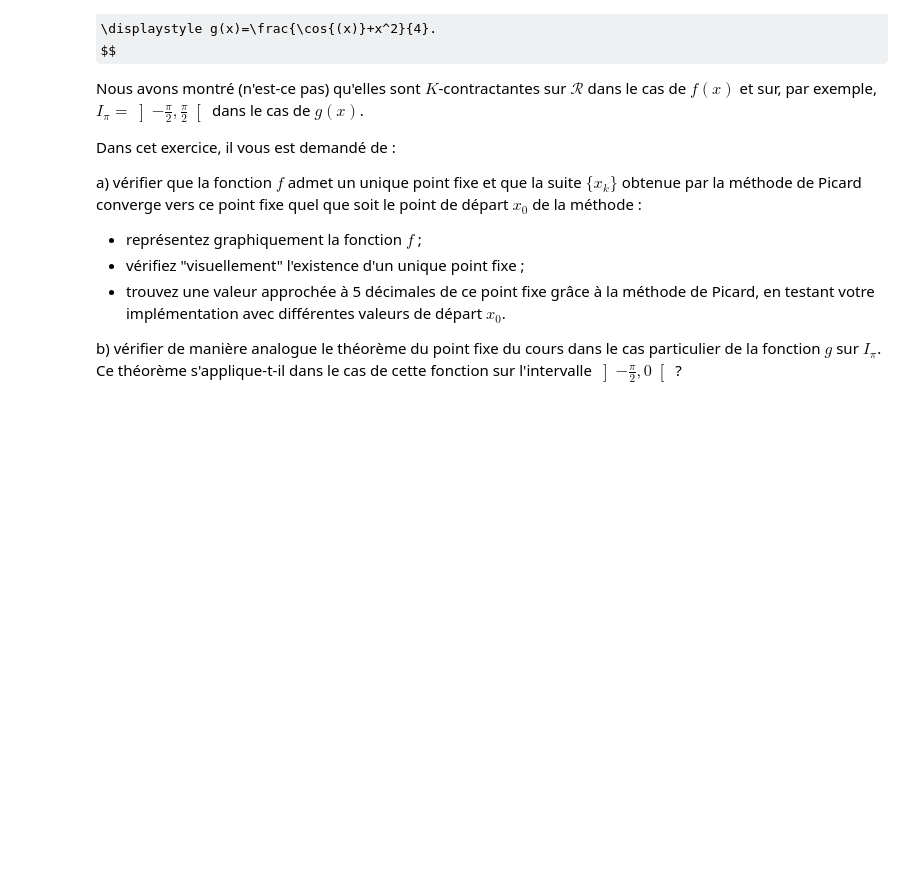
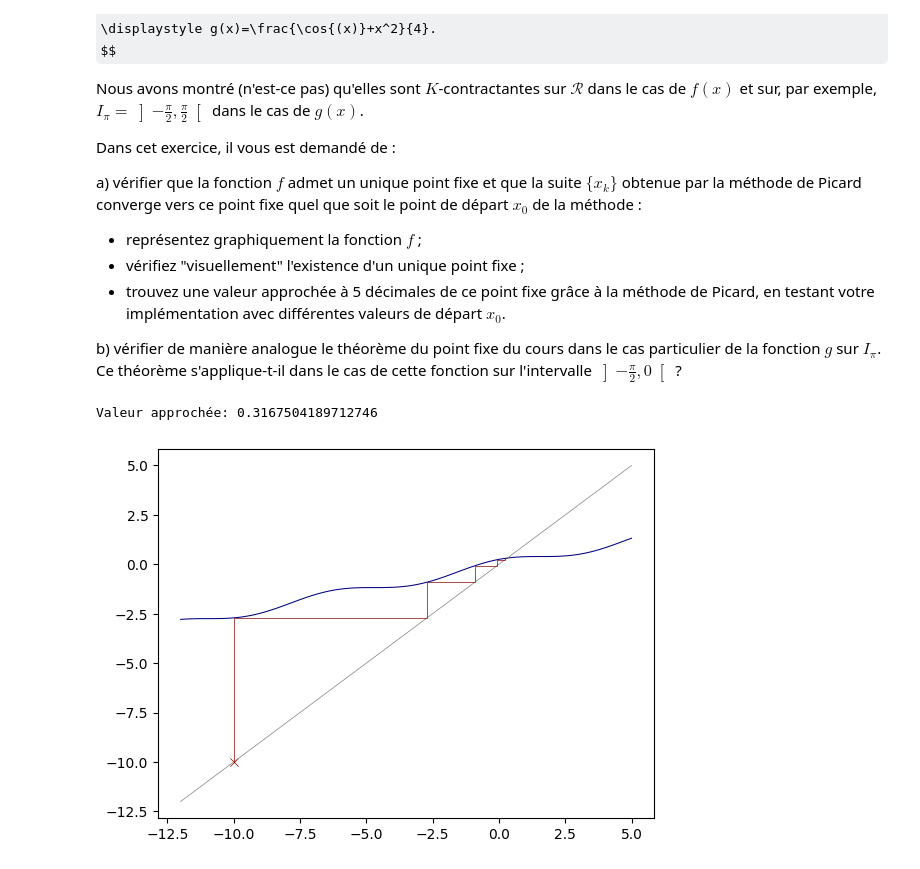
Before and after one commit to mightykatun/epfl-icc-man, a Jupyter notebook: Series/Serie_11/Serie_11.ipynb, the cells around one changed output. Cells and saved outputs as stored; diff of their text form; code cells hidden in the pictures; some formulas as TeX source; blank space fills up the shorter version.

```diff
--- a/Series/Serie_11/Serie_11.ipynb
+++ b/Series/Serie_11/Serie_11.ipynb
@@ -212,0 +229,28 @@ b) vérifier de manière analogue le théorème du point fixe du cours dans le c
+# %%
+f = lambda x: (np.cos(x) + x) / 4
+x_arr = np.linspace(-12, 5, 100)
+tol = 1e-5
+
+
+plt.plot(x_arr, f(x_arr), color='navy', linewidth=0.75)
+plt.plot(x_arr, x_arr, color='gray', linewidth=0.5)
+
+# picard
+x_0 = -10
+x = x_0
+
+plt.scatter(x, x, marker='x', color='darkred', linewidth=0.5)
+
+while True:
+    plt.vlines(x, x, f(x), color='darkred', linewidth=0.5)
+    new_x = f(x)
+    plt.hlines(f(x), f(x), x, color='darkred', linewidth=0.5)
+    if abs(new_x - x) <= tol:
+        print(f'Valeur approchée: {new_x}')
+        break
+    x = new_x
+
+plt.show()
+# %% [output]
+Valeur approchée: 0.3167504189712746
+[figure, added]
```
Also changed, not shown: parts of 7 cells of this notebook.
